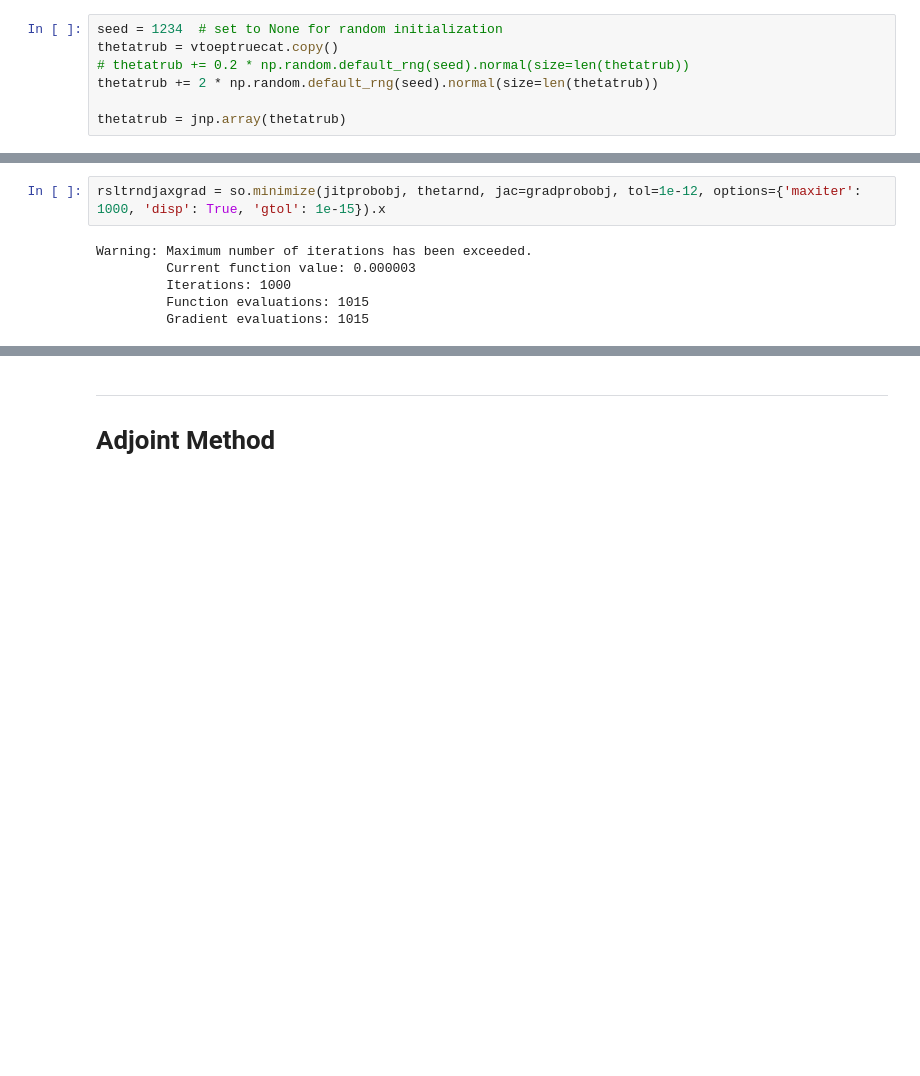
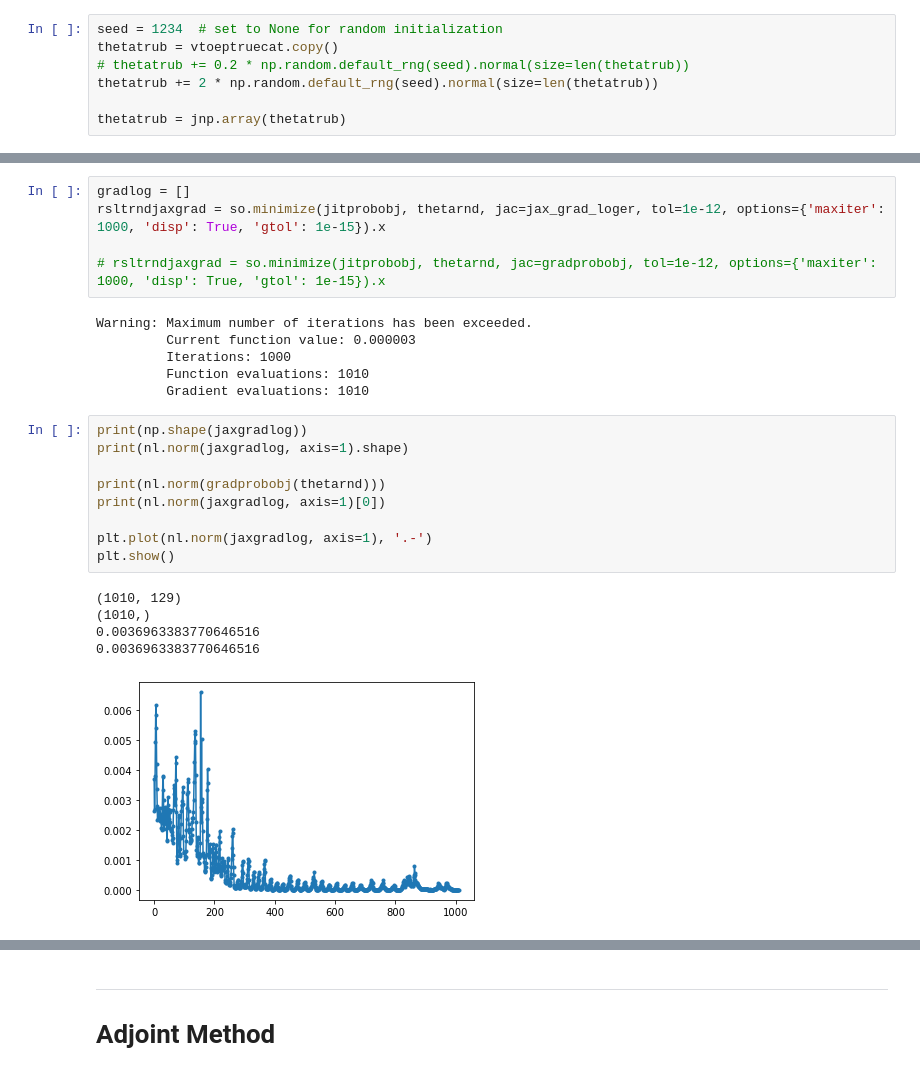
Before and after one commit to kbcollins/tdse, a Jupyter notebook: tdse-prob-density/tdse-prob-density-kbc.ipynb, the cells around one changed output, grey strips where cells are left out. Drawn from its saved outputs; the diff is of its cells as text; blank space fills up the shorter version.

```diff
--- a/tdse-prob-density/tdse-prob-density-kbc.ipynb
+++ b/tdse-prob-density/tdse-prob-density-kbc.ipynb
@@ -585,11 +631,29 @@ thetarnd = jnp.array(thetarnd)
 # %%
-rsltrndjaxgrad = so.minimize(jitprobobj, thetarnd, jac=gradprobobj, tol=1e-12, options={'maxiter': 1000, 'disp': True, 'gtol': 1e-15}).x
+gradlog = []
+rsltrndjaxgrad = so.minimize(jitprobobj, thetarnd, jac=jax_grad_loger, tol=1e-12, options={'maxiter': 1000, 'disp': True, 'gtol': 1e-15}).x
+
+# rsltrndjaxgrad = so.minimize(jitprobobj, thetarnd, jac=gradprobobj, tol=1e-12, options={'maxiter': 1000, 'disp': True, 'gtol': 1e-15}).x
 # %% [output]
 Warning: Maximum number of iterations has been exceeded.
          Current function value: 0.000003
          Iterations: 1000
-         Function evaluations: 1015
-         Gradient evaluations: 1015
+         Function evaluations: 1010
+         Gradient evaluations: 1010
+# %%
+print(np.shape(jaxgradlog))
+print(nl.norm(jaxgradlog, axis=1).shape)
+
+print(nl.norm(gradprobobj(thetarnd)))
+print(nl.norm(jaxgradlog, axis=1)[0])
+
+plt.plot(nl.norm(jaxgradlog, axis=1), '.-')
+plt.show()
+# %% [output]
+(1010, 129)
+(1010,)
+0.0036963383770646516
+0.0036963383770646516
+[figure, added]
 # %%
 print(jitprobobj(rsltrndjaxgrad))
 print(nl.norm(gradprobobj(rsltrndjaxgrad)))
```
Also changed, not shown: parts of 30 cells of this notebook.
